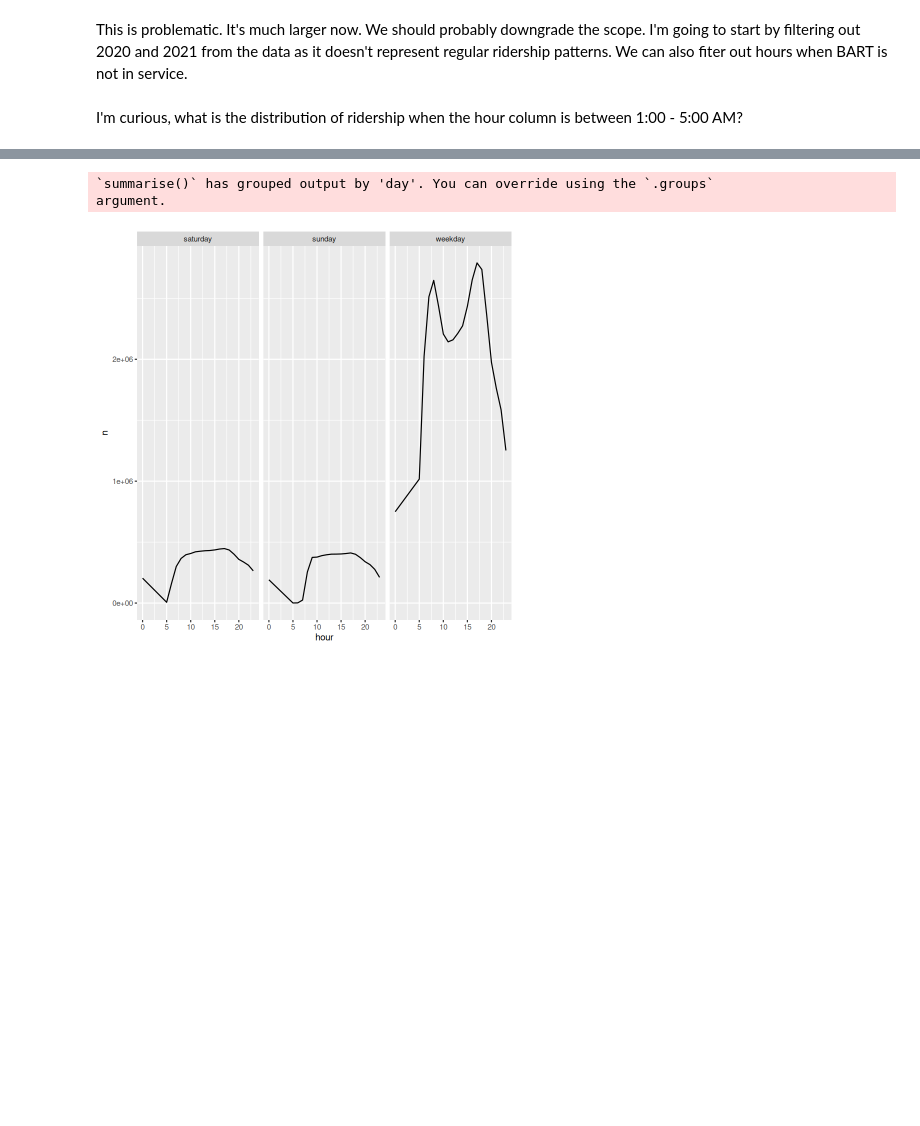
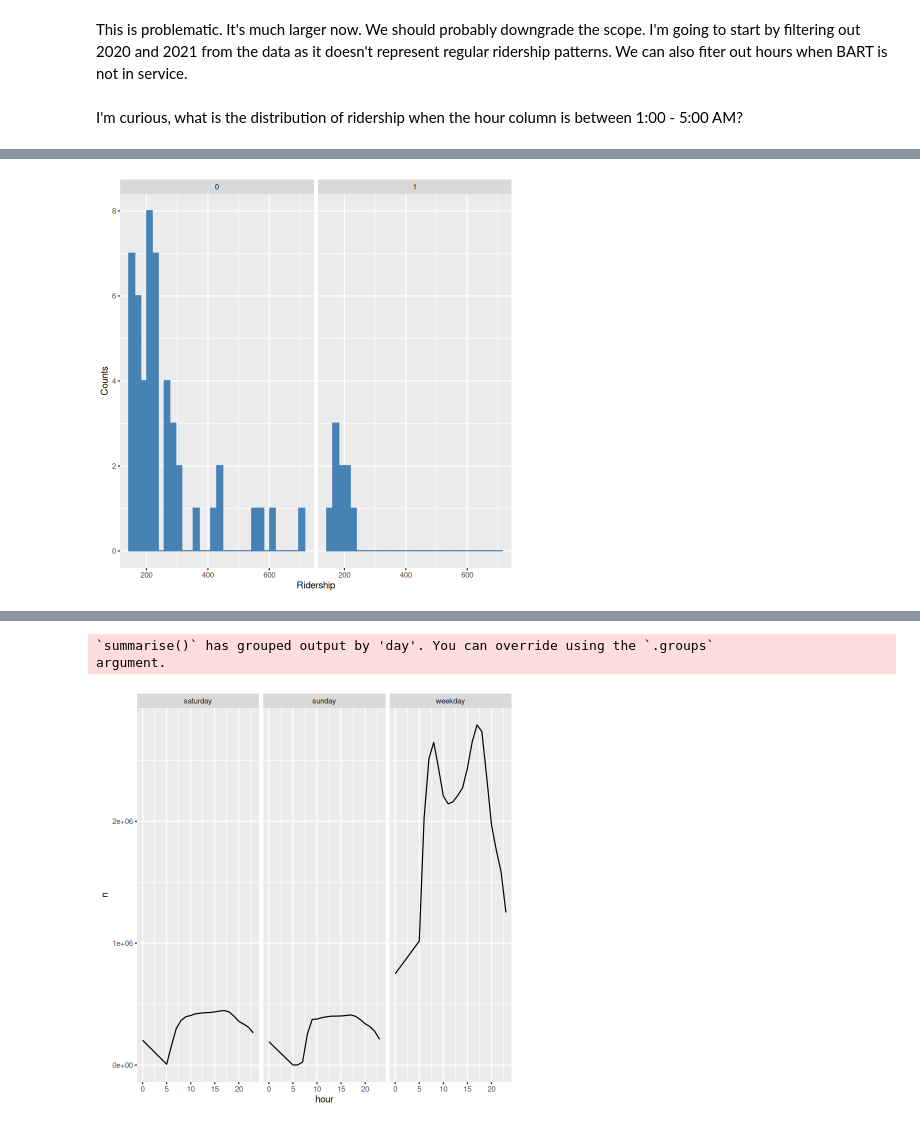
Before and after one commit to andreagalloro/230A-final-project, a Jupyter notebook: eda/eda3-drew.ipynb, the cells around one changed output, grey strips where cells are left out. Cells and saved outputs as stored; diff of their text form; code cells hidden in the pictures; blank space fills up the shorter version.

```diff
--- a/eda/eda3-drew.ipynb
+++ b/eda/eda3-drew.ipynb
@@ -162,0 +163,11 @@ od_data |>
+# %%
+od_data |>
+    filter(hour %in% c(1, 2, 3, 4)) |>
+    filter(ridership > 150) |>
+    ggplot(aes(x = ridership)) +
+        geom_histogram(bins = 30, color = "steelblue", fill = "steelblue") +
+        labs(x = "Ridership",
+            y = "Counts") +
+        facet_wrap(~ post_covid)
+# %% [output]
+[figure, added]
```
Also changed, not shown: parts of 2 cells of this notebook.
